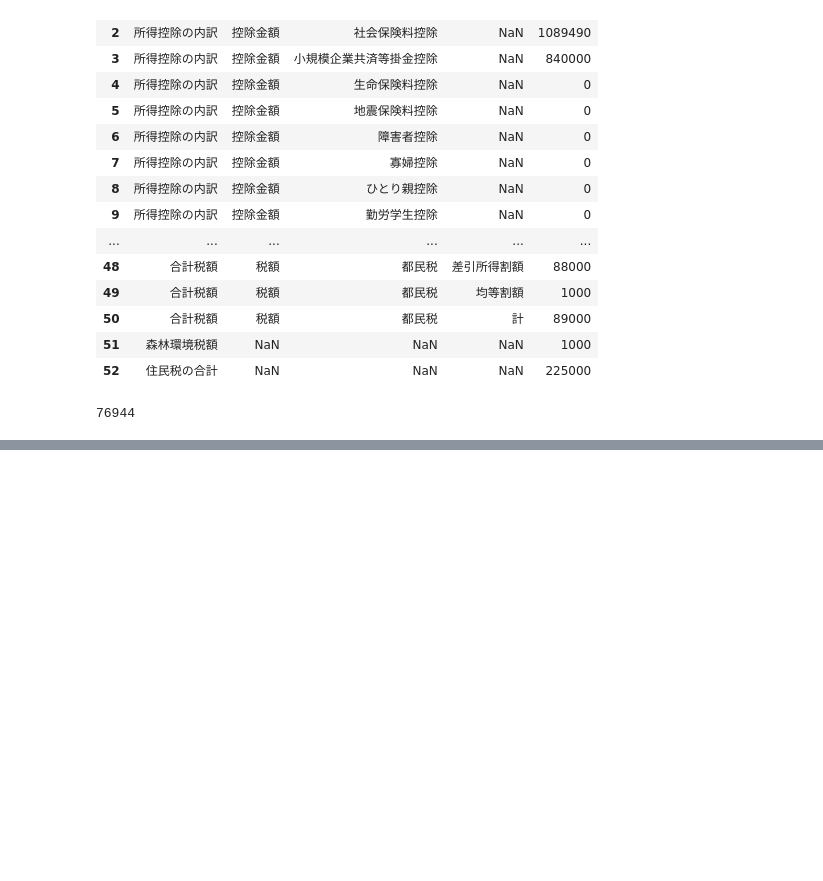
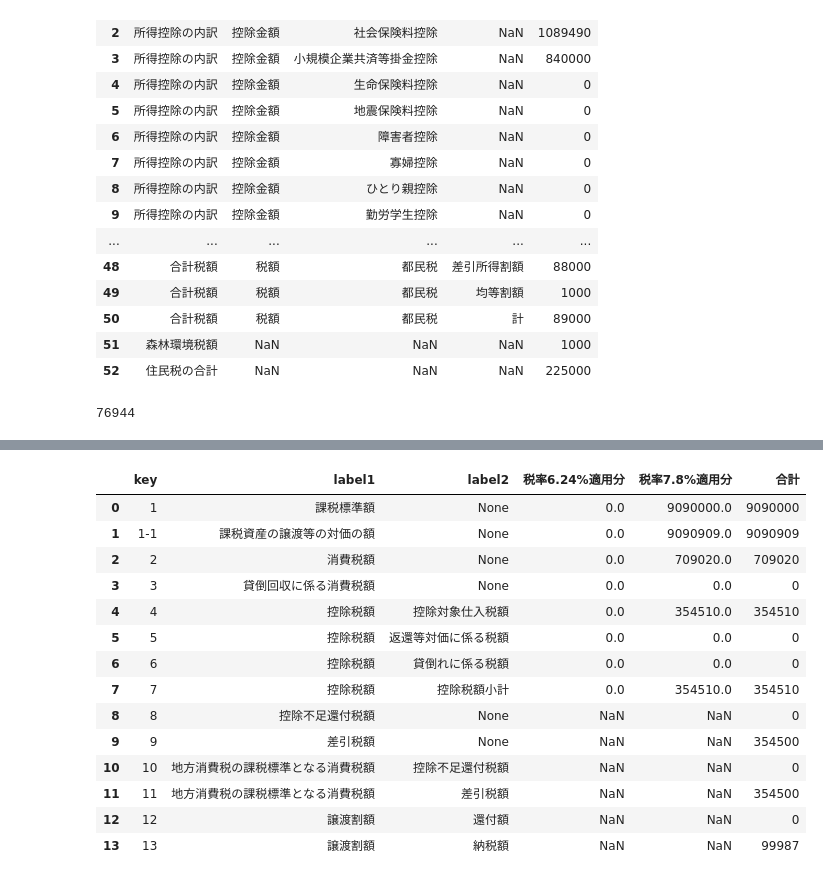
Before and after one commit to yoshida-eth0/python-etax, a Jupyter notebook: example/person1.ipynb, the cells around one changed output, grey strips where cells are left out. Cells and saved outputs as stored; diff of their text form; code cells hidden in the pictures; blank space fills up the shorter version.

```diff
--- a/example/person1.ipynb
+++ b/example/person1.ipynb
@@ -35,6 +48,6 @@ from 納税者 import 納税者
 # %%
 """
-設定項目
+設定項目（所得税、住民税）
 """
 # 2024年(R6)
 context = create_context()
@@ -55,7 +68,12 @@ x損益計算書.経費.地代家賃 = 800_000
 # 控除
 x納税者 = 納税者()
 国民年金保険料 = 199_490
-健康保険料 = 890_000
-x納税者.社会保険料 = 国民年金保険料 + 健康保険料
+国民健康保険料 = 890_000
+x納税者.社会保険料 = 国民年金保険料 + 国民健康保険料
 x納税者.小規模企業共済等掛金 = 840_000
 x納税者.ふるさと納税額 = 76_000
+
+"""
+設定項目（消費税）
+"""
+xみなし仕入率 = みなし仕入率_サービス業等
@@ -140,0 +165,7 @@ x住民税.to_dataframe()
+# %%
+"""
+課税売上高計算表
+"""
+x課税売上高計算表 = 課税売上高計算表()
+x課税売上高計算表.うち標準税率7_8per適用分.事業所得に係る課税売上高_営業等課税売上高 = x損益計算書.売上金額
+x課税売上高計算表.to_dataframe()
@@ -140,0 +186,27 @@ x住民税.to_dataframe()
+# %%
+"""
+税率別消費税額計算表
+"""
+# 控除対象仕入税額等の計算表
+x控除対象仕入税額等の計算表 = 控除対象仕入税額等の計算表_1種類の事業の専業者(みなし仕入率=xみなし仕入率)
+# x控除対象仕入税額等の計算表 = 控除対象仕入税額等の計算表_2割特例()
+
+# 税率別消費税額計算表
+x税率別消費税額計算表 = 税率別消費税額計算表(課税売上高計算表=x課税売上高計算表, 控除対象仕入税額等の計算表=x控除対象仕入税額等の計算表)
+x税率別消費税額計算表.to_dataframe()
+# %% [output]
+|  | key | label1 | label2 | 税率6.24%適用分 | 税率7.8%適用分 | 合計 |
+| 0 | 1 | 課税標準額 | None | 0.0 | 9090000.0 | 9090000 |
+| 1 | 1-1 | 課税資産の譲渡等の対価の額 | None | 0.0 | 9090909.0 | 9090909 |
+| 2 | 2 | 消費税額 | None | 0.0 | 709020.0 | 709020 |
+| 3 | 3 | 貸倒回収に係る消費税額 | None | 0.0 | 0.0 | 0 |
+| 4 | 4 | 控除税額 | 控除対象仕入税額 | 0.0 | 354510.0 | 354510 |
+| 5 | 5 | 控除税額 | 返還等対価に係る税額 | 0.0 | 0.0 | 0 |
+| 6 | 6 | 控除税額 | 貸倒れに係る税額 | 0.0 | 0.0 | 0 |
+| 7 | 7 | 控除税額 | 控除税額小計 | 0.0 | 354510.0 | 354510 |
+| 8 | 8 | 控除不足還付税額 | None | NaN | NaN | 0 |
+| 9 | 9 | 差引税額 | None | NaN | NaN | 354500 |
+| 10 | 10 | 地方消費税の課税標準となる消費税額 | 控除不足還付税額 | NaN | NaN | 0 |
+| 11 | 11 | 地方消費税の課税標準となる消費税額 | 差引税額 | NaN | NaN | 354500 |
+| 12 | 12 | 譲渡割額 | 還付額 | NaN | NaN | 0 |
+| 13 | 13 | 譲渡割額 | 納税額 | NaN | NaN | 99987 |
```
Also changed, not shown: parts of 9 cells of this notebook, 9 other files.
